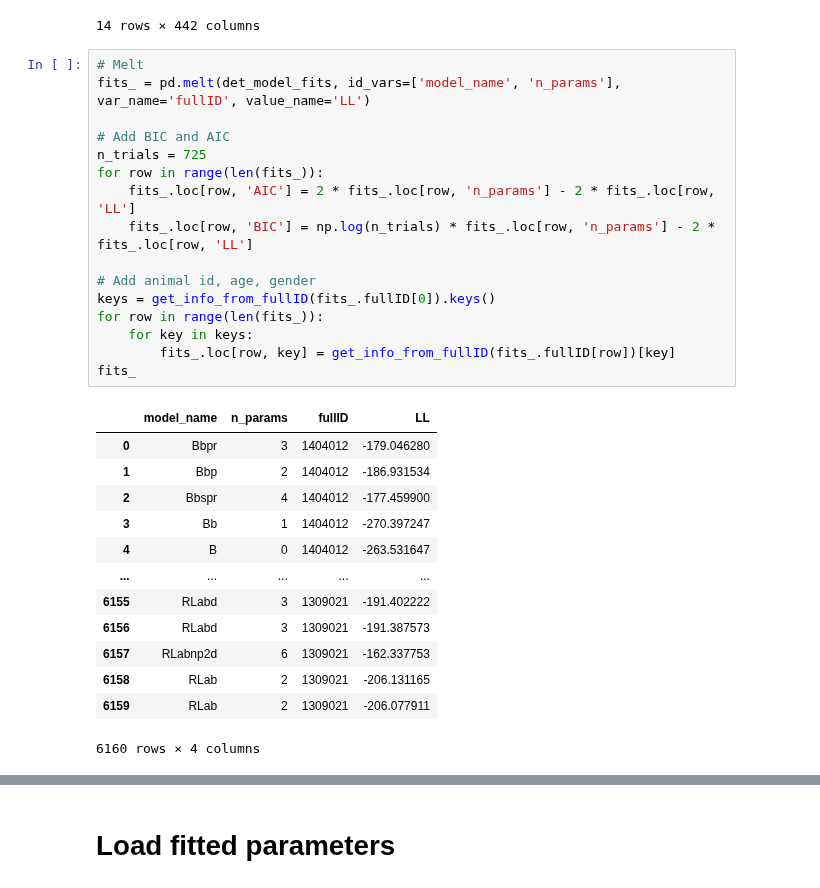
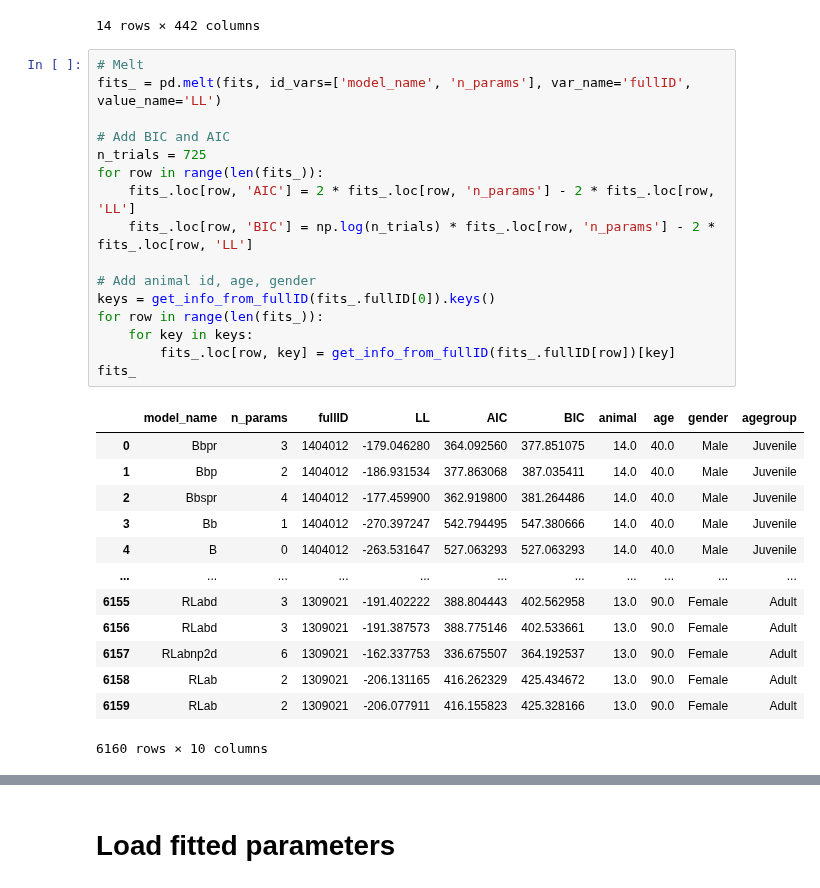
Before and after one commit to MariaEckstein/SLCN, a Jupyter notebook: models/AnalyzeMouseModels.ipynb, the cells around one changed output, grey strips where cells are left out. Drawn from its saved outputs; the diff is of its cells as text.

```diff
--- a/models/AnalyzeMouseModels.ipynb
+++ b/models/AnalyzeMouseModels.ipynb
@@ -81,34 +72,34 @@ fits
 14 rows × 442 columns
 # %%
 # Melt
-fits_ = pd.melt(det_model_fits, id_vars=['model_name', 'n_params'], var_name='fullID', value_name='LL')
+fits_ = pd.melt(fits, id_vars=['model_name', 'n_params'], var_name='fullID', value_name='LL')
 
 # Add BIC and AIC
 n_trials = 725
 for row in range(len(fits_)):
     fits_.loc[row, 'AIC'] = 2 * fits_.loc[row, 'n_params'] - 2 * fits_.loc[row, 'LL']
     fits_.loc[row, 'BIC'] = np.log(n_trials) * fits_.loc[row, 'n_params'] - 2 * fits_.loc[row, 'LL']
 
 # Add animal id, age, gender
 keys = get_info_from_fullID(fits_.fullID[0]).keys()
 for row in range(len(fits_)):
     for key in keys:
         fits_.loc[row, key] = get_info_from_fullID(fits_.fullID[row])[key]
 fits_
 # %% [output]
-|  | model_name | n_params | fullID | LL |
-| 0 | Bbpr | 3 | 1404012 | -179.046280 |
-| 1 | Bbp | 2 | 1404012 | -186.931534 |
-| 2 | Bbspr | 4 | 1404012 | -177.459900 |
-| 3 | Bb | 1 | 1404012 | -270.397247 |
-| 4 | B | 0 | 1404012 | -263.531647 |
-| ... | ... | ... | ... | ... |
-| 6155 | RLabd | 3 | 1309021 | -191.402222 |
-| 6156 | RLabd | 3 | 1309021 | -191.387573 |
-| 6157 | RLabnp2d | 6 | 1309021 | -162.337753 |
-| 6158 | RLab | 2 | 1309021 | -206.131165 |
-| 6159 | RLab | 2 | 1309021 | -206.077911 |
+|  | model_name | n_params | fullID | LL | AIC | BIC | animal | age | gender | agegroup |
+| 0 | Bbpr | 3 | 1404012 | -179.046280 | 364.092560 | 377.851075 | 14.0 | 40.0 | Male | Juvenile |
+| 1 | Bbp | 2 | 1404012 | -186.931534 | 377.863068 | 387.035411 | 14.0 | 40.0 | Male | Juvenile |
+| 2 | Bbspr | 4 | 1404012 | -177.459900 | 362.919800 | 381.264486 | 14.0 | 40.0 | Male | Juvenile |
+| 3 | Bb | 1 | 1404012 | -270.397247 | 542.794495 | 547.380666 | 14.0 | 40.0 | Male | Juvenile |
+| 4 | B | 0 | 1404012 | -263.531647 | 527.063293 | 527.063293 | 14.0 | 40.0 | Male | Juvenile |
+| ... | ... | ... | ... | ... | ... | ... | ... | ... | ... | ... |
+| 6155 | RLabd | 3 | 1309021 | -191.402222 | 388.804443 | 402.562958 | 13.0 | 90.0 | Female | Adult |
+| 6156 | RLabd | 3 | 1309021 | -191.387573 | 388.775146 | 402.533661 | 13.0 | 90.0 | Female | Adult |
+| 6157 | RLabnp2d | 6 | 1309021 | -162.337753 | 336.675507 | 364.192537 | 13.0 | 90.0 | Female | Adult |
+| 6158 | RLab | 2 | 1309021 | -206.131165 | 416.262329 | 425.434672 | 13.0 | 90.0 | Female | Adult |
+| 6159 | RLab | 2 | 1309021 | -206.077911 | 416.155823 | 425.328166 | 13.0 | 90.0 | Female | Adult |
-6160 rows × 4 columns
+6160 rows × 10 columns
 # %%
 for yax in ['LL', 'BIC', 'AIC']:
     g = (gg.ggplot(fits_, gg.aes('factor(agegroup)', yax, color='model_name'))
```
Also changed, not shown: parts of 23 cells of this notebook, 6 other files.
